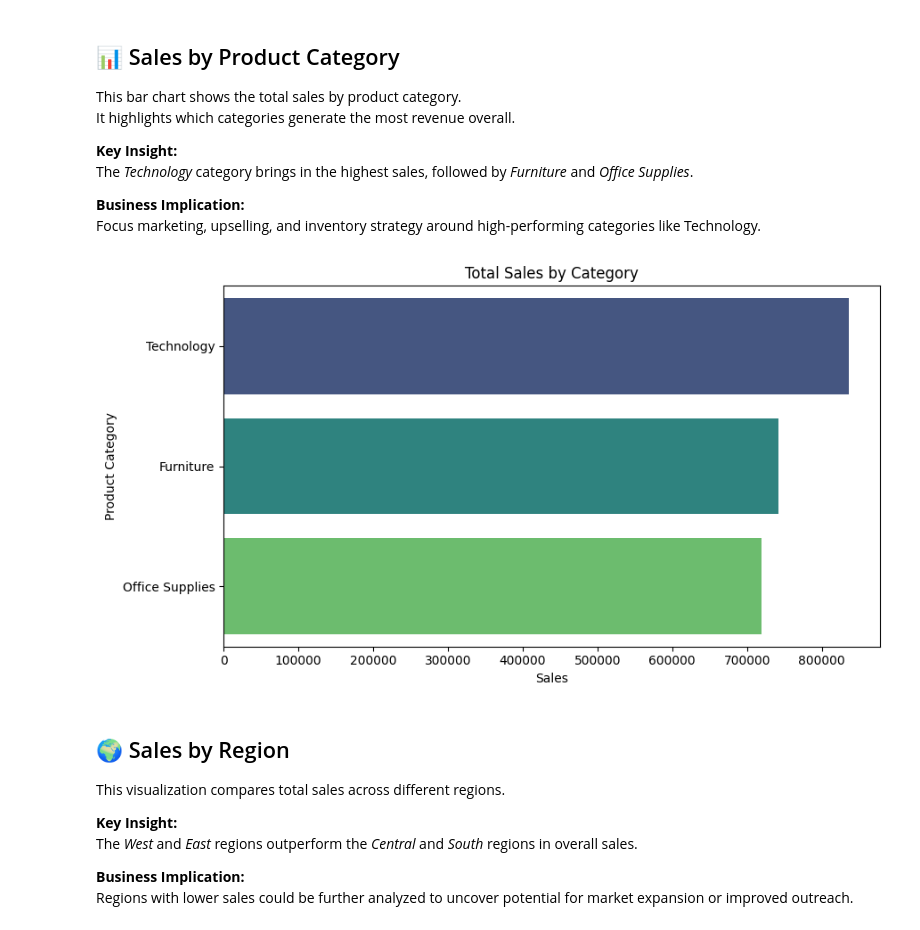
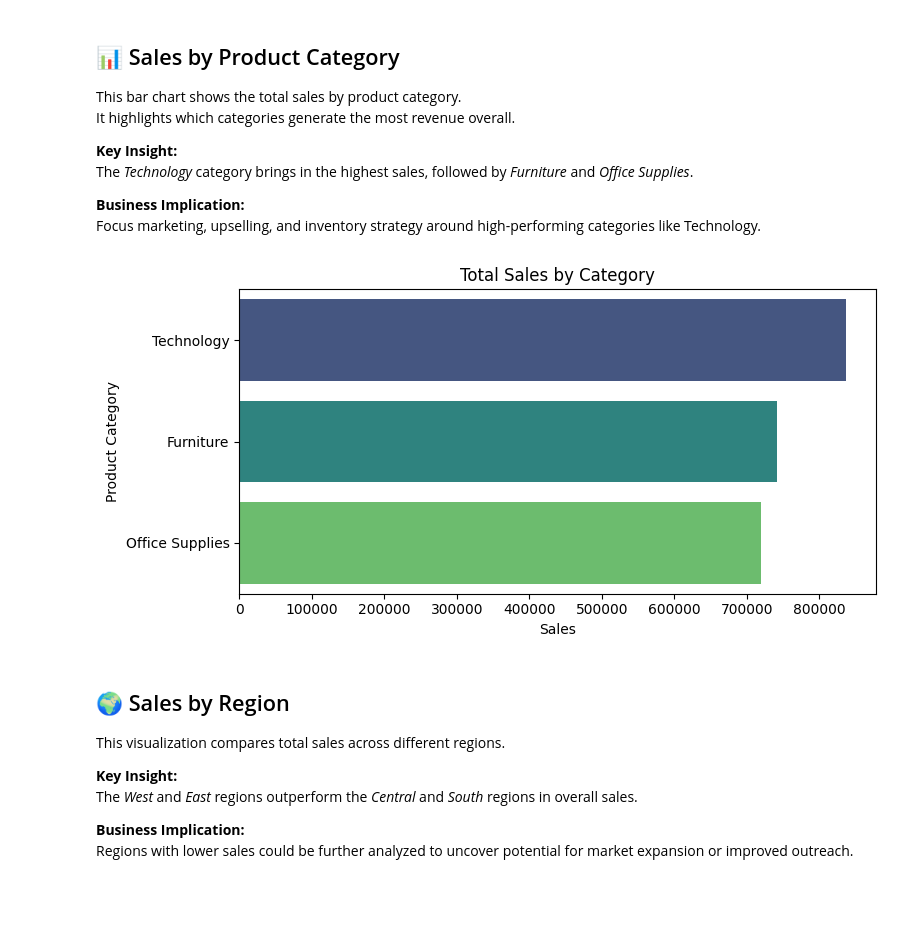
Before and after one commit to sanazgolriz/ThatDataGirl-Portfolio, a Jupyter notebook: sales-trends-dashboard/SalesTrendsNotebook.ipynb, the cells around one changed output. Drawn from its saved outputs; the diff is of its cells as text; code cells hidden in the pictures; blank space fills up the shorter version.

```diff
--- a/sales-trends-dashboard/SalesTrendsNotebook.ipynb
+++ b/sales-trends-dashboard/SalesTrendsNotebook.ipynb
@@ -73,15 +77,15 @@ Focus marketing, upselling, and inventory strategy around high-performing catego
 # %%
 top_categories = df.groupby('Category')['Sales'].sum().sort_values(ascending=False).reset_index()
 
-plt.figure(figsize=(9,5))
+plt.figure(figsize=(8,4))
 sns.barplot(data=top_categories, x='Sales', y='Category', hue='Category', palette='viridis', legend=False)
 plt.title('Total Sales by Category')
 plt.xlabel('Sales')
 plt.ylabel('Product Category')
 plt.tight_layout()
 plt.show()
 # %% [output]
-[figure, old version]
+[figure, new version]
 # %% [markdown]
 ## 🌍 Sales by Region
 
```
Also changed, not shown: parts of 15 cells of this notebook.
